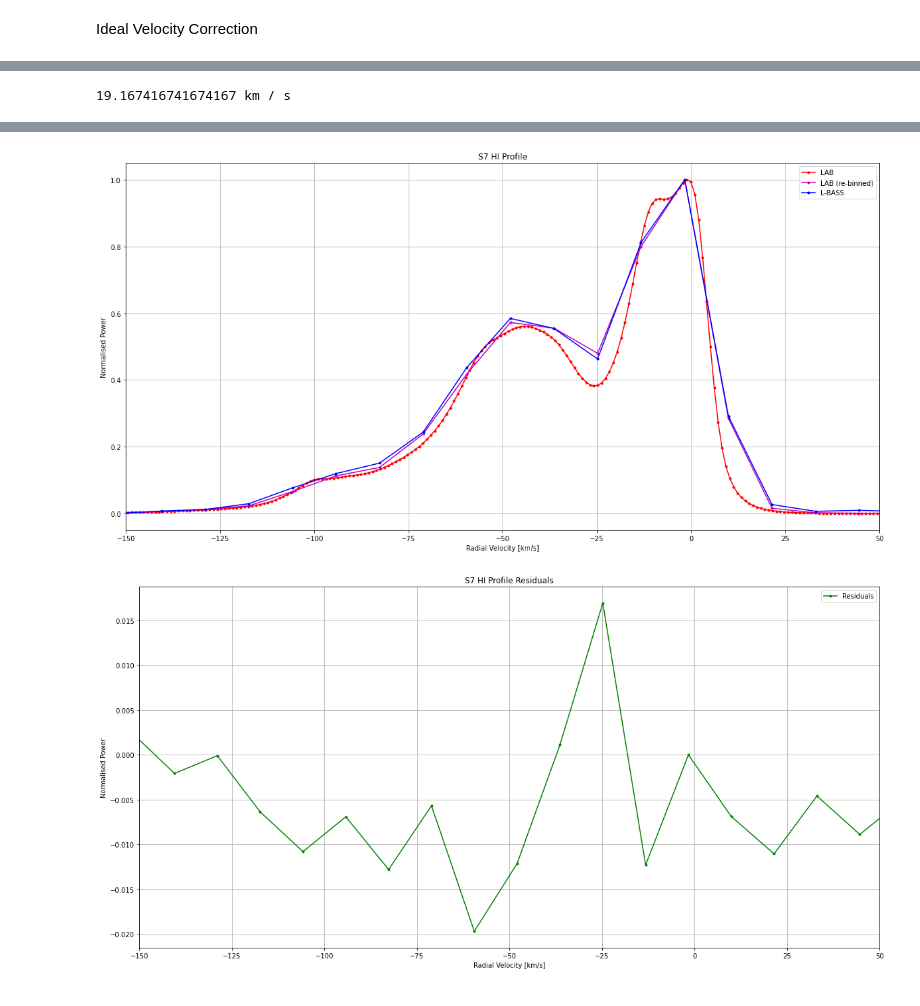
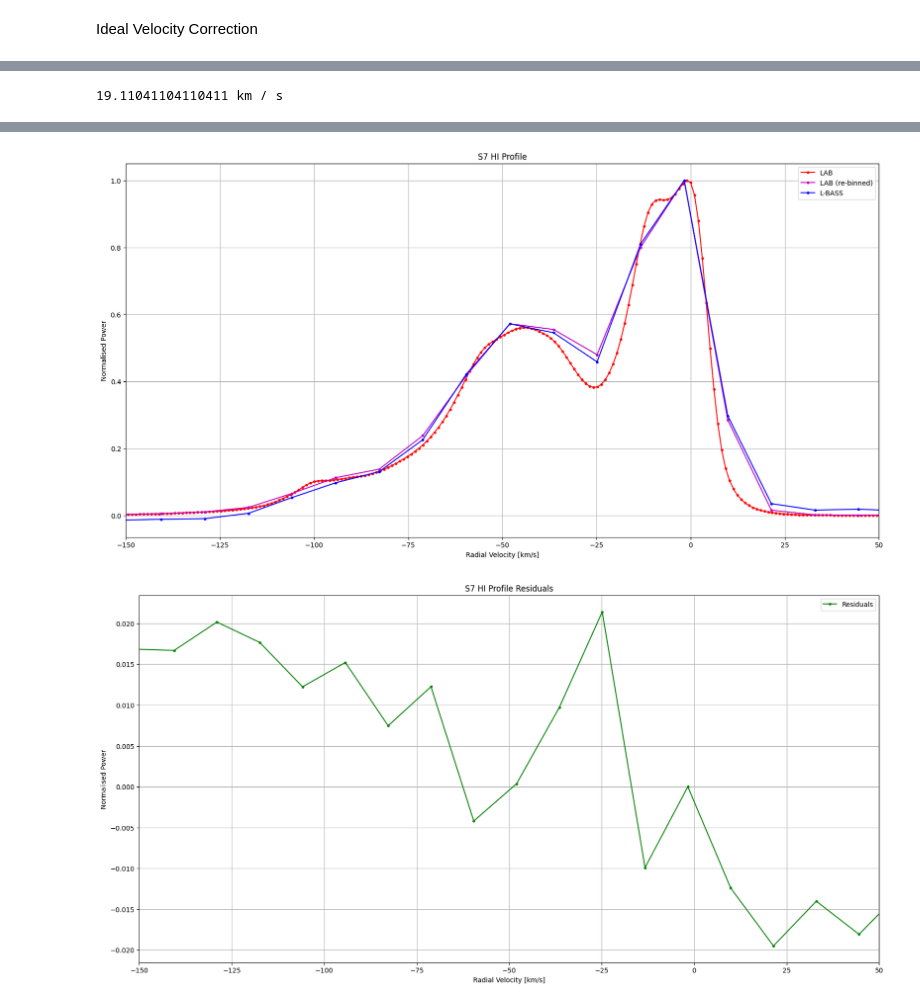
Before and after one commit to louis-hurrey/L-BASS, a Jupyter notebook: hydrogen_profiles.ipynb, the cells around one changed output, grey strips where cells are left out. Cells and saved outputs as stored; diff of their text form; code cells hidden in the pictures.

```diff
--- a/hydrogen_profiles.ipynb
+++ b/hydrogen_profiles.ipynb
@@ -318,8 +329,10 @@ print(s7_coord.transform_to(s7_aa))
 with solar_system_ephemeris.set('builtin'):
     s7_barycorr = s7_coord.radial_velocity_correction(kind="barycentric").to(u.km/u.s)
 
-v_sun = CartesianDifferential([11.1, 12.24, 7.25] * u.km/u.s) #BINNEY
-#v_sun = CartesianDifferential([0.28999706839034606, -17.317264789717928, 10.00141199546947] * u.km/u.s) #ASTROPY
+print(s7_barycorr)
+
+#v_sun = CartesianDifferential([11.1, 12.24, 7.25] * u.km/u.s) #BINNEY
+v_sun = CartesianDifferential([0.28999706839034606, -17.317264789717928, 10.00141199546947] * u.km/u.s) #ASTROPY
 galactic = s7_coord.transform_to('galactic')
 
 l = galactic.l.radian
@@ -328,11 +341,11 @@ unit_vector = np.array([np.cos(b) * np.cos(l), np.cos(b) * np.sin(l), np.sin(b)]
 
 v_sun_los = np.dot(v_sun.d_xyz.value, unit_vector) * u.km/u.s
 
-#s7_lsr_corr = s7_barycorr + v_sun_los
+s7_lsr_corr = s7_barycorr + v_sun_los
 #s7_lsr_corr = 13.02 * u.km/u.s #F4KLO
 #s7_lsr_corr = 24.78 * u.km/u.s #RV
 #s7_lsr_corr = 24.95 * u.km/u.s #GBT
-s7_lsr_corr = 19.1 *u.km/u.s
+#s7_lsr_corr = 19.1 *u.km/u.s
 
 #RA+11.7deg=02h49m26s GBT LSRK = -23.516 km/sec
 #RA-11.7deg=01h15m50s GBT LSRK = -25.971 km/sec
@@ -458,7 +476,8 @@ zero_indices = np.where(bandpass == 0)[0]
 
 non_zero_indices = np.where(bandpass != 0)[0]
 
-bandpass[zero_indices] = np.interp(zero_indices, non_zero_indices, bandpass[non_zero_indices])
+cubic_spline = scipy.interpolate.CubicSpline(non_zero_indices, bandpass[non_zero_indices])
+bandpass[zero_indices] = cubic_spline(zero_indices)
 
 s7_profile = (s7_bandpass-bandpass)[112:569]
 
@@ -542 +561 @@ plt.show()
-19.167416741674167 km / s
+19.11041104110411 km / s
@@ -544,2 +563,2 @@ plt.show()
-[figure, old version]
+[figure, new version]
-[figure, old version]
+[figure, new version]
```
Also changed, not shown: parts of 5 cells of this notebook, 5 other files.
